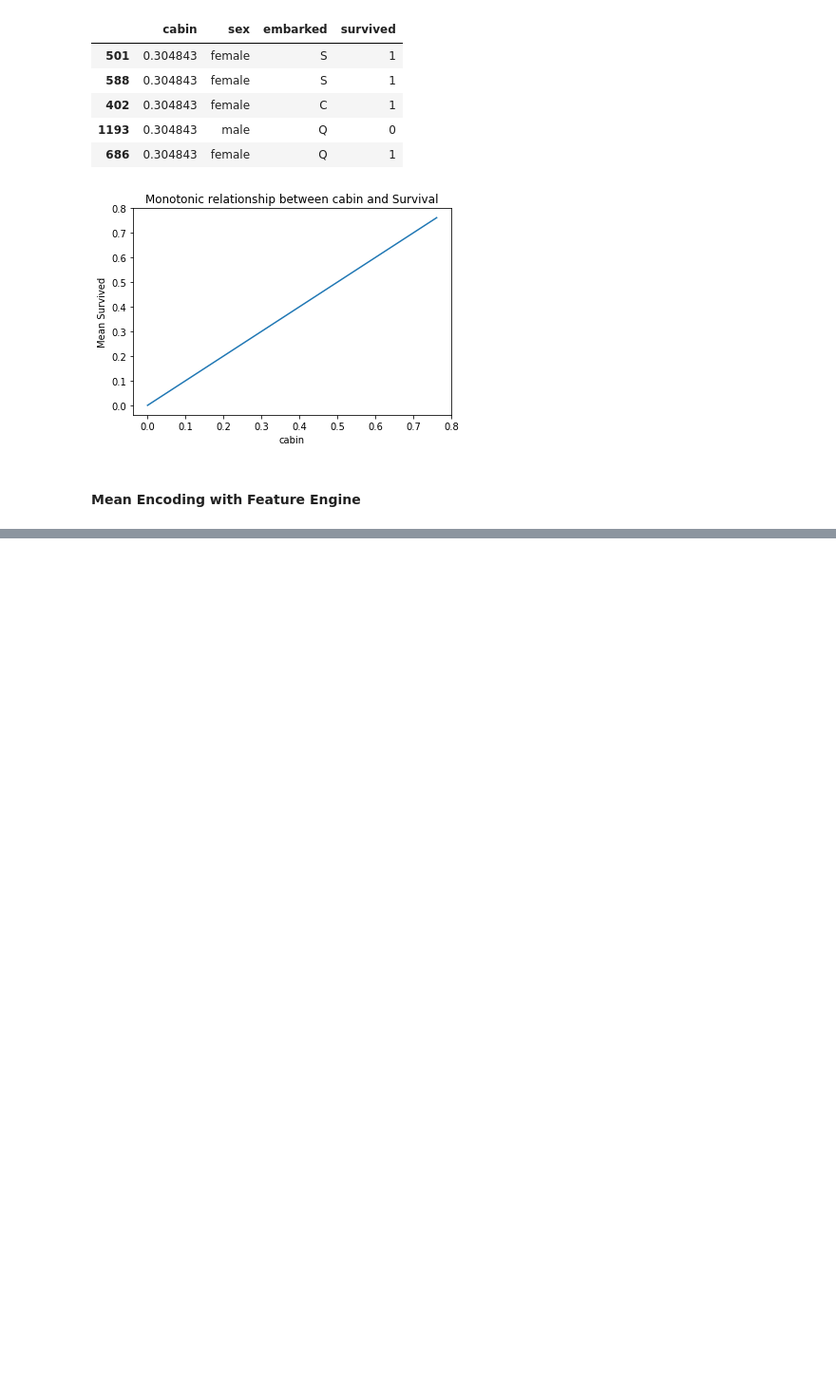
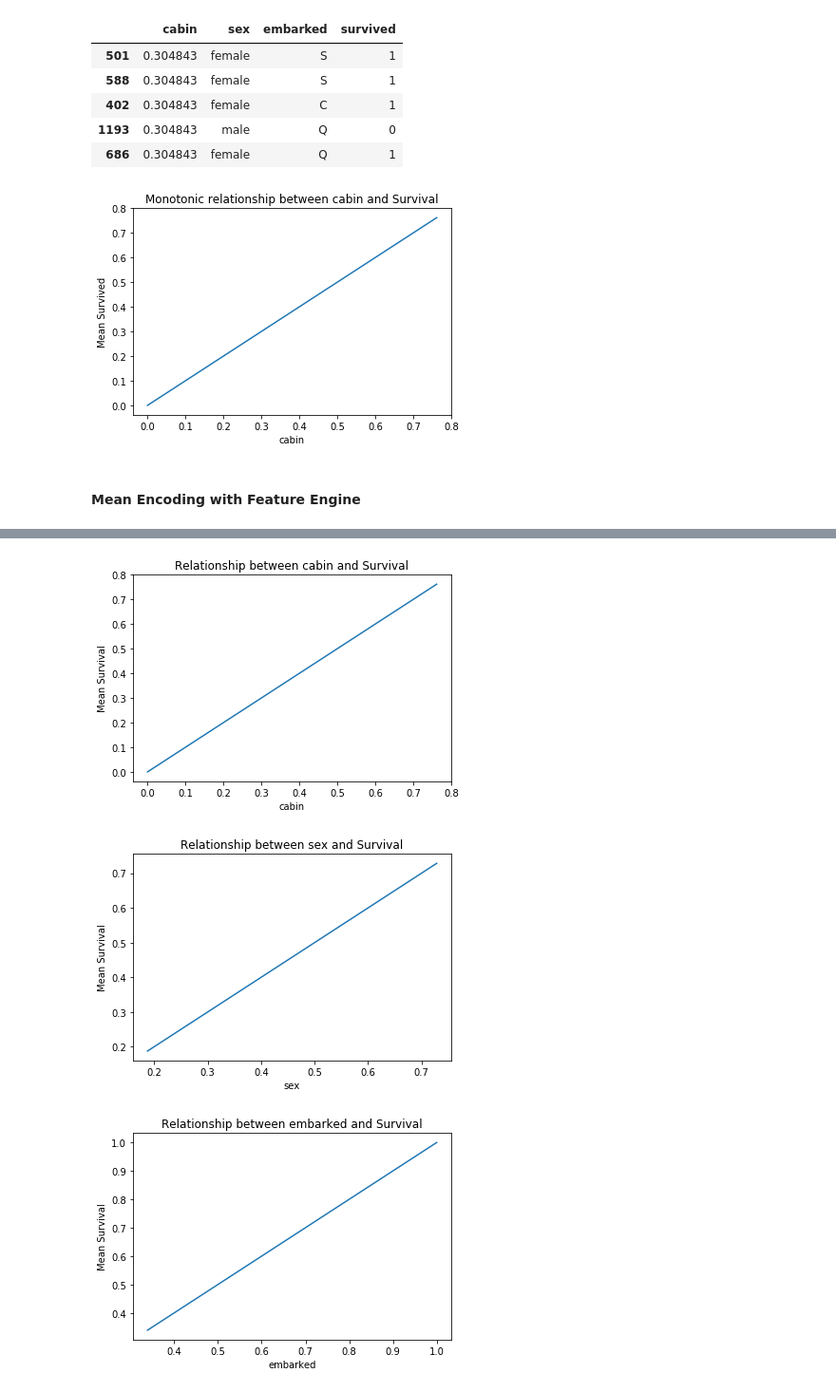
Before and after one commit to KarthikKothareddy/FeatureEngineering, a Jupyter notebook: categorical_variable_encoding.ipynb, the cells around one changed output, grey strips where cells are left out. Shown: that part at 95% size. Drawn from its saved outputs; the diff is of its cells as text; code cells hidden in the pictures; blank space fills up the shorter version.

```diff
--- a/categorical_variable_encoding.ipynb
+++ b/categorical_variable_encoding.ipynb
@@ -1196,0 +1199,4 @@ mean_encoder.fit(x_train, y_train)
+# %%
+x_train = mean_encoder.transform(x_train)
+x_test = mean_encoder.transform(x_test)
+x_train.head()
@@ -1196,0 +1210,12 @@ mean_encoder.fit(x_train, y_train)
+# %%
+# let's explore the relationship of the categories with the target
+for var in ['cabin', 'sex', 'embarked']:
+    fig = plt.figure()
+    fig = x_train.groupby([var])['survived'].mean().plot()
+    fig.set_title(f'Relationship between {var} and Survival')
+    fig.set_ylabel('Mean Survival')
+    plt.show()
+# %% [output]
+[figure, added]
+[figure, added]
+[figure, added]
```
Also changed, not shown: parts of 7 cells of this notebook.
